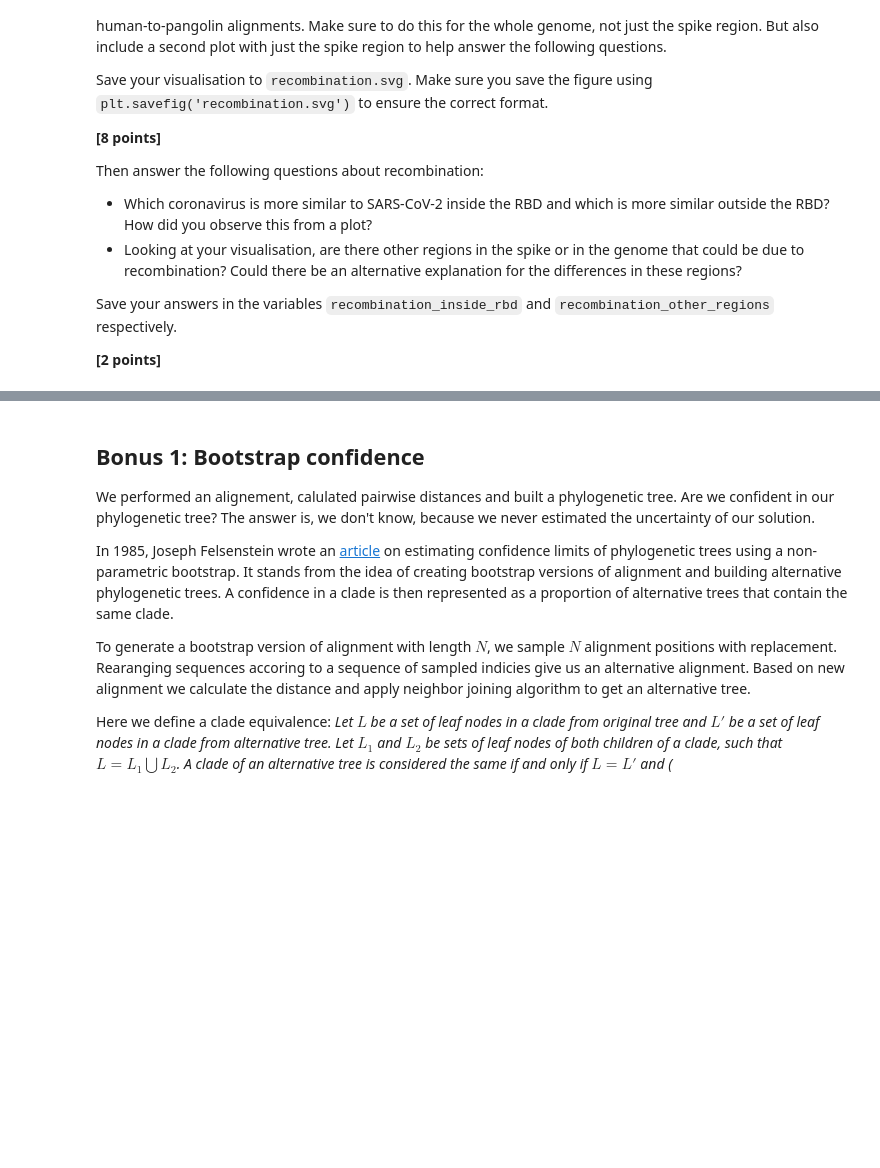
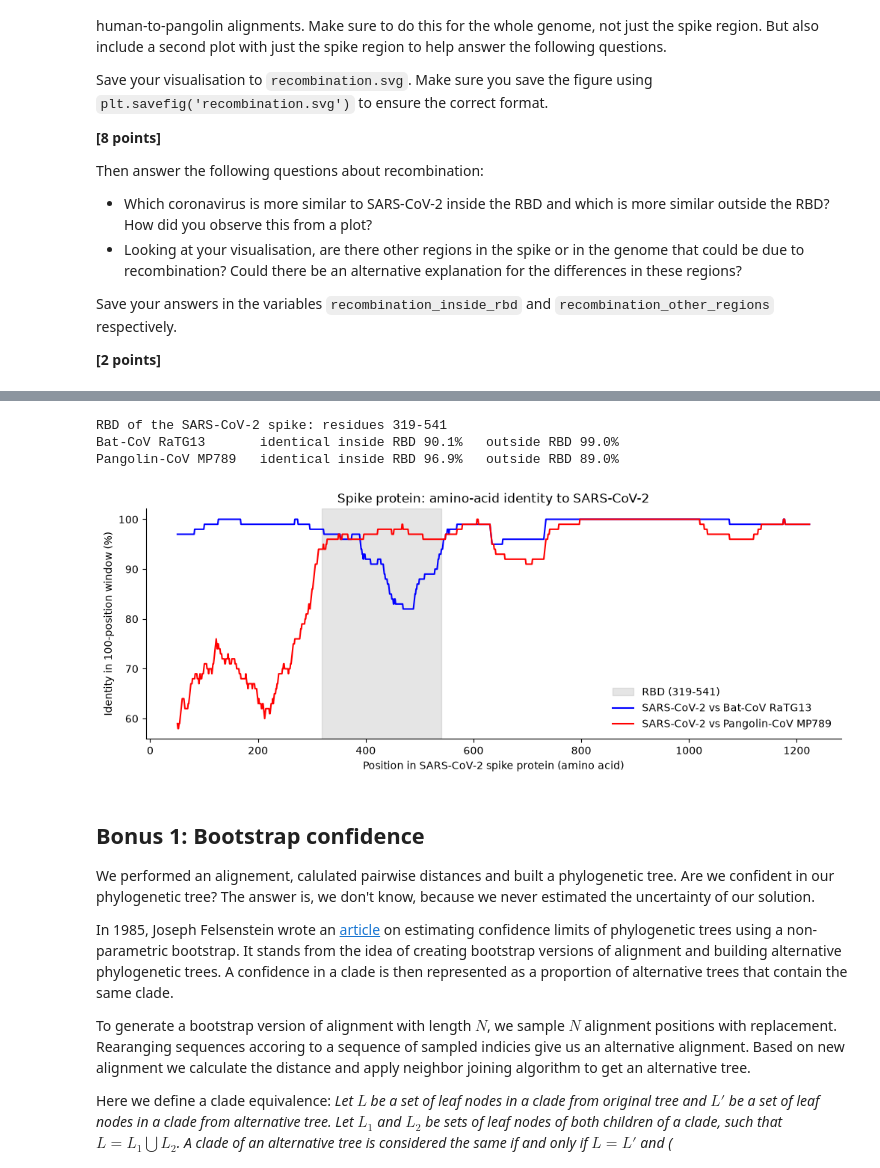
Before and after one commit to ERCC1-XPF/assign_phylo, a Jupyter notebook: phylo_workbook.ipynb, the cells around one changed output, grey strips where cells are left out. Saved outputs shown, nothing was run; the diff lists cells and outputs as text; code cells hidden in the pictures; blank space fills up the shorter version.

Commit message:
problem 4 steps 1-2

```diff
--- a/phylo_workbook.ipynb
+++ b/phylo_workbook.ipynb
@@ -336,3 +389,66 @@ accession_codes = {
+# %%
+# Step 2: find the RBD and compare similarity inside / outside it with a sliding window
+
+import matplotlib.pyplot as plt
+
+# 1. Identify the RBD position using NCBI protein annotations
+spike_cds = next(f for f in genomes[human].features
+                 if f.type == "CDS" and f.qualifiers.get("gene", [""])[0] == "S")
+handle = Entrez.efetch(db="protein", id=spike_cds.qualifiers["protein_id"][0], rettype="gp", retmode="text")
+spike_record = SeqIO.read(handle, "genbank")
+handle.close()
+rbd_feature = next(f for f in spike_record.features
+                   if f.type == "Region" and "RBD" in f.qualifiers.get("region_name", [""])[0])
+rbd_start, rbd_end = int(rbd_feature.location.start) + 1, int(rbd_feature.location.end)  # 1-based, inclusive
+print(f"RBD of the SARS-CoV-2 spike: residues {rbd_start}-{rbd_end}")
+
+
+# 2. Identify matching residues at each SARS-CoV-2 position
+# Exclude reference gaps to maintain consistent sequence coordinates
+def matches_along_reference(aligned_ref, aligned_other):
+    return np.array([a == b for a, b in zip(aligned_ref, aligned_other) if a != "-"], dtype=float)
+
+
+# 3. Sliding window: Calculate sequence identity using a sliding window with a step size of 1
+def sliding_window(matches, window=100):
+    similarity = np.convolve(matches, np.ones(window) / window, mode="valid")
+    centres = np.arange(len(similarity)) + (window + 1) / 2  # 1-based centre of each window
+    return centres, similarity
+
+
+WINDOW = 100
+spike_matches = {other: matches_along_reference(*alignment) for other, alignment in spike_alignments.items()}
+
+in_rbd = np.zeros(len(spikes[human]), dtype=bool)
+in_rbd[rbd_start - 1:rbd_end] = True
+for other, matches in spike_matches.items():
+    print(f"{other:20s} identical inside RBD {matches[in_rbd].mean():.1%}   outside RBD {matches[~in_rbd].mean():.1%}")
+
+# 4. Plot both similarity curves along the spike protein, with the RBD shaded
+curve_colors = {"Bat-CoV RaTG13": "blue", "Pangolin-CoV MP789": "red"}
+
+
+def plot_similarity(ax, matches_by_virus, window, xlabel):
+    for other, matches in matches_by_virus.items():
+        centres, similarity = sliding_window(matches, window)
+        ax.plot(centres, similarity * 100, color=curve_colors[other], lw=1.5, label=f"SARS-CoV-2 vs {other}")
+    ax.set_xlabel(xlabel)
+    ax.set_ylabel(f"Identity in {window}-position window (%)")
+    ax.spines["top"].set_visible(False)
+    ax.spines["right"].set_visible(False)
+
+
+fig, ax = plt.subplots(figsize=(12, 4))
+ax.axvspan(rbd_start, rbd_end, color="gray", alpha=0.2, label=f"RBD ({rbd_start}-{rbd_end})")
+plot_similarity(ax, spike_matches, WINDOW, "Position in SARS-CoV-2 spike protein (amino acid)")
+ax.set_title("Spike protein: amino-acid identity to SARS-CoV-2")
+ax.legend(loc="lower right", frameon=False)
+plt.show()
+# %% [output]
+RBD of the SARS-CoV-2 spike: residues 319-541
+Bat-CoV RaTG13       identical inside RBD 90.1%   outside RBD 99.0%
+Pangolin-CoV MP789   identical inside RBD 96.9%   outside RBD 89.0%
+[figure, added]
 # %%
 recombination_inside_rbd = """
 Which coronavirus is more similar to SARS-CoV-2 inside the RBD and which is more similar outside the RBD?
```
Also changed, not shown: parts of 2 cells of this notebook, 2 other files.
